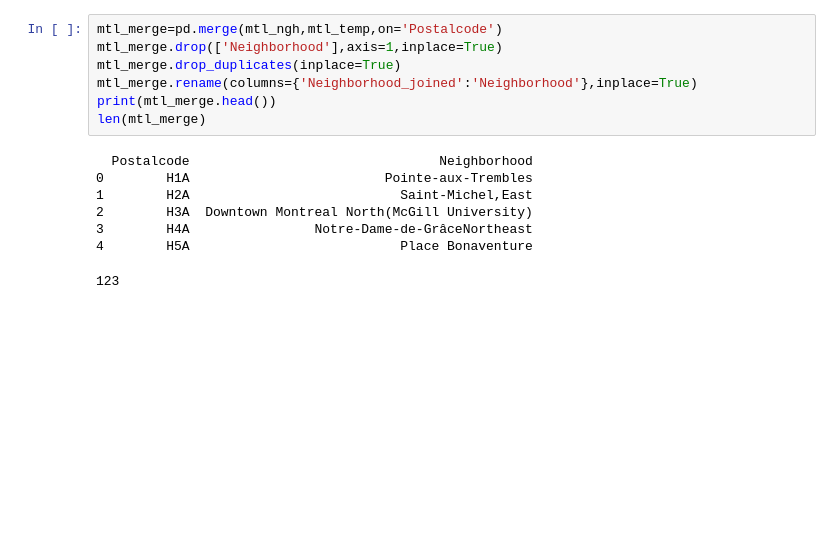
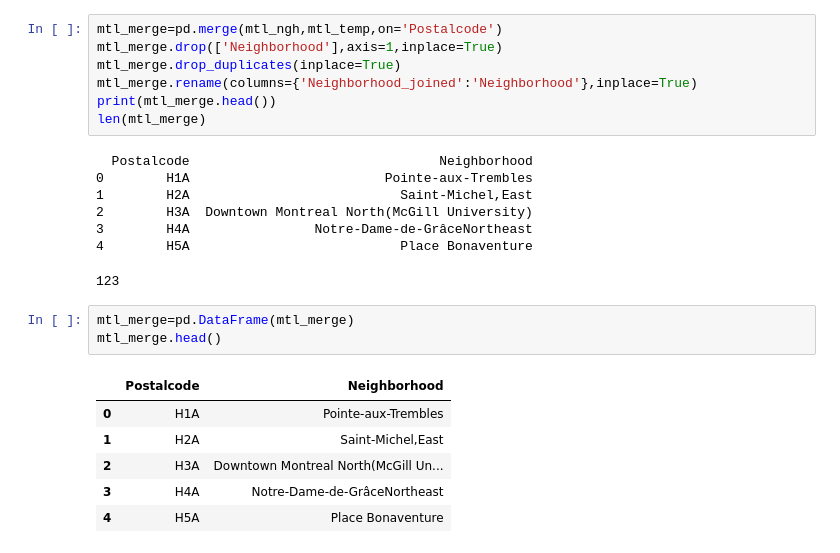
Before and after one commit to slothlacrosse/Coursera_Capstone, a Jupyter notebook: Montreal_Coffee_01.ipynb, the cells around one changed output. Drawn from its saved outputs; the diff is of its cells as text; blank space fills up the shorter version.

```diff
--- a/Montreal_Coffee_01.ipynb
+++ b/Montreal_Coffee_01.ipynb
@@ -122,3 +122,13 @@ len(mtl_merge)
 3        H4A                Notre-Dame-de-GrâceNortheast
 4        H5A                           Place Bonaventure
 123
+# %%
+mtl_merge=pd.DataFrame(mtl_merge)
+mtl_merge.head()
+# %% [output]
+|  | Postalcode | Neighborhood |
+| 0 | H1A | Pointe-aux-Trembles |
+| 1 | H2A | Saint-Michel,East |
+| 2 | H3A | Downtown Montreal North(McGill Un... |
+| 3 | H4A | Notre-Dame-de-GrâceNortheast |
+| 4 | H5A | Place Bonaventure |
```
Also changed, not shown: parts of 10 cells of this notebook.
